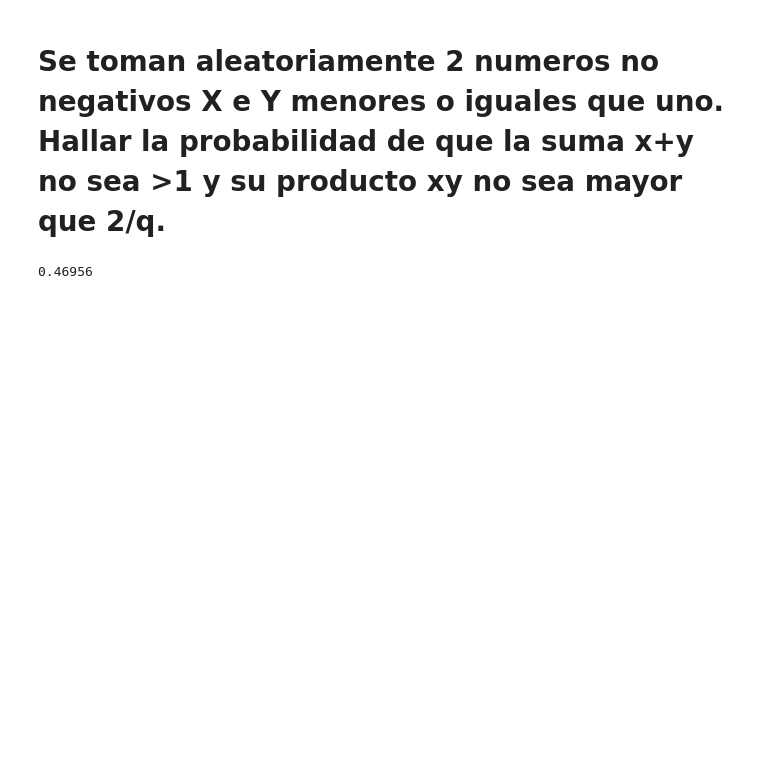
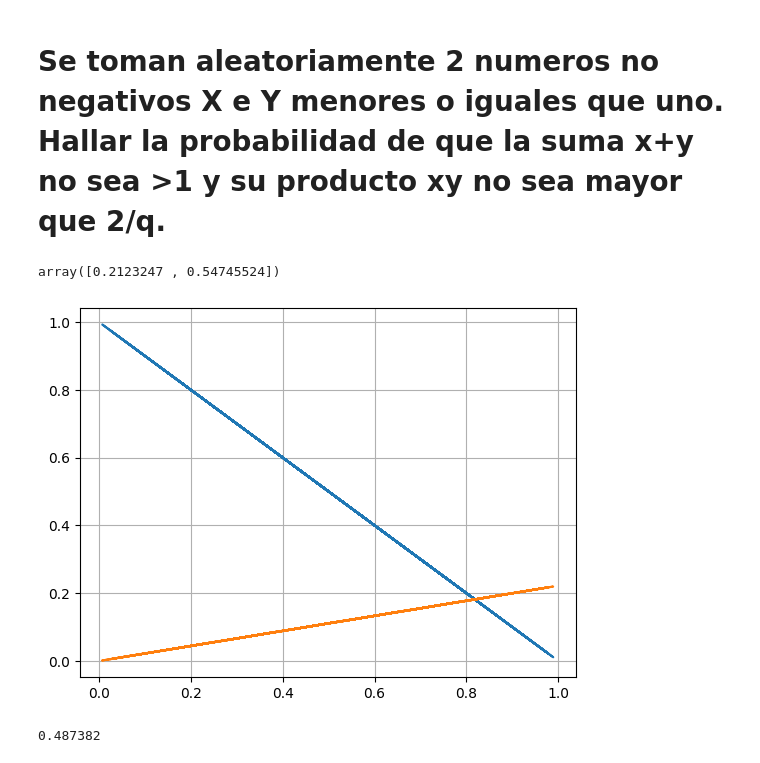
Before and after one commit to CharlyPierce/Simulacion2, a Jupyter notebook: ejercicio7/x+ymenor1.ipynb, the cells around one changed output. Drawn from its saved outputs; the diff is of its cells as text; code cells hidden in the pictures; blank space fills up the shorter version.

```diff
--- a/ejercicio7/x+ymenor1.ipynb
+++ b/ejercicio7/x+ymenor1.ipynb
@@ -4,24 +4,42 @@
 import matplotlib.pyplot as plt
 import pandas as pd
 import numpy as np
+# %%
+x = np.random.uniform(0,1,2)
+y = np.random.uniform(0,1,2)
+
+condition_sum = ( X + Y ) <= 1
+condition_product = (x*y) <= (2/q)
+# %% [output]
+array([0.2123247 , 0.54745524])
+# %%
+def fun(x):
+    y = 1-x
+    return y
+def fun2(x):
+    y = (2)/(9*x)
+    return y
+x  = np.random.uniform(0,1,100)
+y  = fun(x)
+y2 = fun2(x)
+# %%
+plt.plot(x,y)
+plt.plot(x,y2)
+plt.grid(True)
+# %% [output]
+[figure, added]
 # %%
-import numpy as np
+num_samples = 1000000
 
-# Parámetros de la simulación
-q_value = 10
-num_samples = 1000000  # Número de muestras para la simulación
-
-# Generar pares aleatorios (X, Y)
 X = np.random.uniform(0, 1, num_samples)
 Y = np.random.uniform(0, 1, num_samples)
 
-# Contar cuántos pares satisfacen ambas condiciones
 condition_sum = (X + Y) <= 1
-condition_product = (X * Y) <= (2 / q_value)
+condition_product = (X * Y) <= (2 / 9)
 successful_pairs = np.logical_and(condition_sum, condition_product)
 
-# Calcular la probabilidad estimada
+
 probability_estimate = np.sum(successful_pairs) / num_samples
 probability_estimate
 # %% [output]
-0.46956
+0.487382
```
Also changed, not shown: parts of 4 cells of this notebook.
